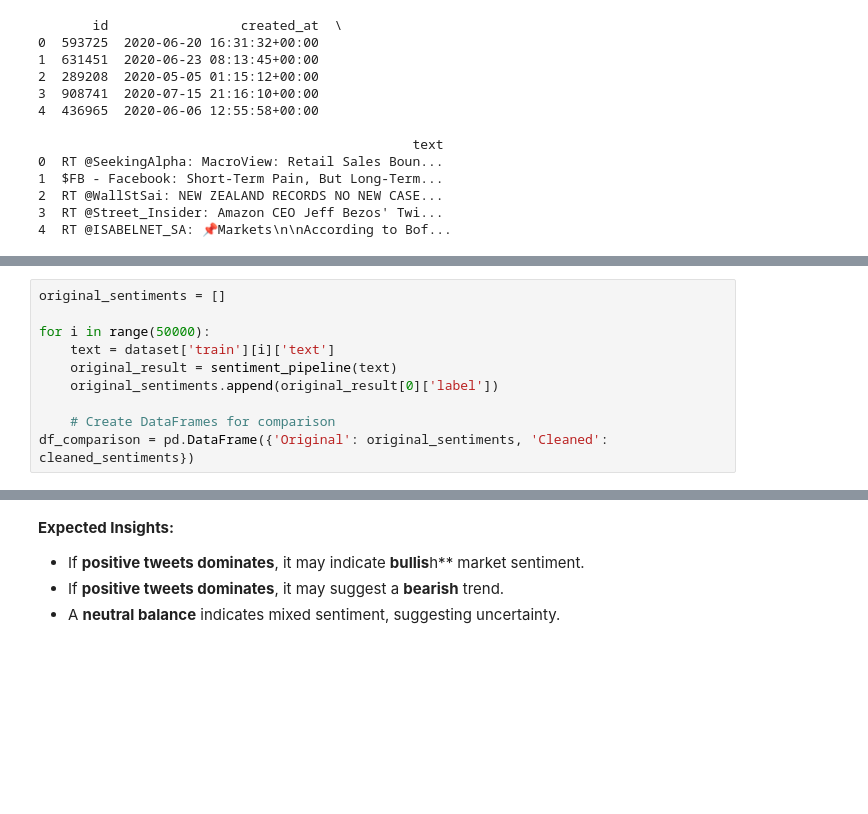
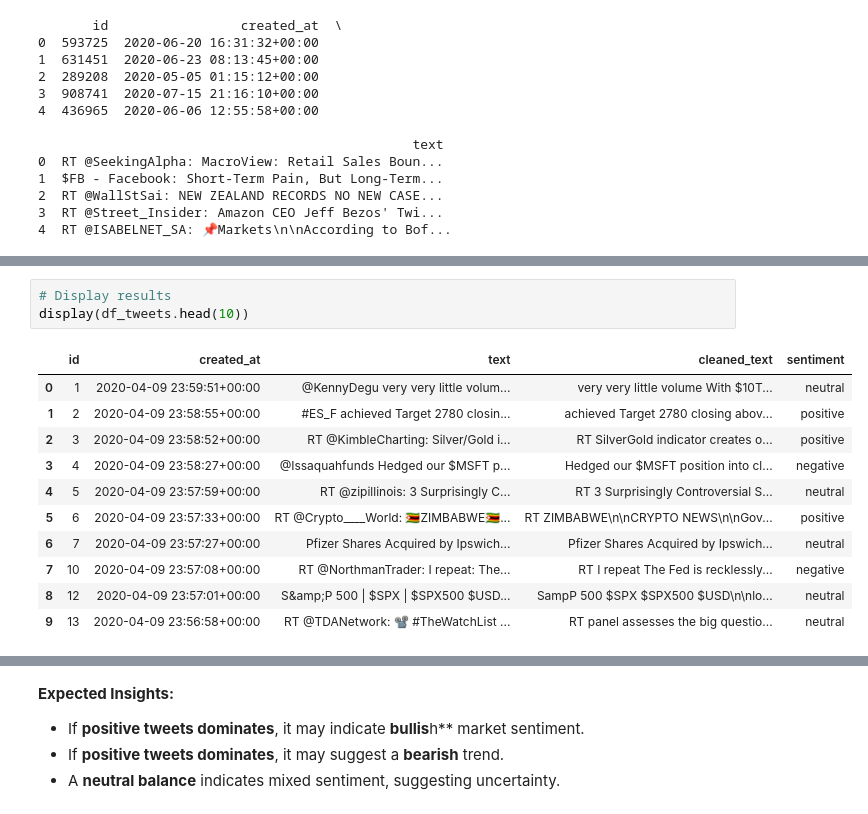
Before and after one commit to adeliepl/stock-sentiment-analyzer, a Jupyter notebook: stock-sentiment-analyzer.ipynb, the cells around one changed output, grey strips where cells are left out. Cells and saved outputs as stored; diff of their text form; blank space fills up the shorter version.

```diff
--- a/stock-sentiment-analyzer.ipynb
+++ b/stock-sentiment-analyzer.ipynb
@@ -119,10 +88,0 @@ for i in range (0, 30000, batch_size):
-# %%
-original_sentiments = []
-
-for i in range(50000):
-    text = dataset['train'][i]['text']
-    original_result = sentiment_pipeline(text)
-    original_sentiments.append(original_result[0]['label'])
-
-    # Create DataFrames for comparison
-df_comparison = pd.DataFrame({'Original': original_sentiments, 'Cleaned': cleaned_sentiments})
@@ -128,0 +133,15 @@ df_comparison = pd.DataFrame({'Original': original_sentiments, 'Cleaned': cleane
+# %%
+# Display results
+display(df_tweets.head(10))
+# %% [output]
+|  | id | created_at | text | cleaned_text | sentiment |
+| 0 | 1 | 2020-04-09 23:59:51+00:00 | @KennyDegu very very little volum... | very very little volume With $10T... | neutral |
+| 1 | 2 | 2020-04-09 23:58:55+00:00 | #ES_F achieved Target 2780 closin... | achieved Target 2780 closing abov... | positive |
+| 2 | 3 | 2020-04-09 23:58:52+00:00 | RT @KimbleCharting: Silver/Gold i... | RT SilverGold indicator creates o... | positive |
+| 3 | 4 | 2020-04-09 23:58:27+00:00 | @Issaquahfunds Hedged our $MSFT p... | Hedged our $MSFT position into cl... | negative |
+| 4 | 5 | 2020-04-09 23:57:59+00:00 | RT @zipillinois: 3 Surprisingly C... | RT 3 Surprisingly Controversial S... | neutral |
+| 5 | 6 | 2020-04-09 23:57:33+00:00 | RT @Crypto____World: 🇿🇼ZIMBABWE🇿🇼... | RT ZIMBABWE\n\nCRYPTO NEWS\n\nGov... | positive |
+| 6 | 7 | 2020-04-09 23:57:27+00:00 | Pfizer Shares Acquired by Ipswich... | Pfizer Shares Acquired by Ipswich... | neutral |
+| 7 | 10 | 2020-04-09 23:57:08+00:00 | RT @NorthmanTrader: I repeat: The... | RT I repeat The Fed is recklessly... | negative |
+| 8 | 12 | 2020-04-09 23:57:01+00:00 | S&amp;P 500 | $SPX | $SPX500 $USD... | SampP 500 $SPX $SPX500 $USD\n\nlo... | neutral |
+| 9 | 13 | 2020-04-09 23:56:58+00:00 | RT @TDANetwork: 📽️ #TheWatchList ... | RT panel assesses the big questio... | neutral |
```
Also changed, not shown: parts of 27 cells of this notebook.
